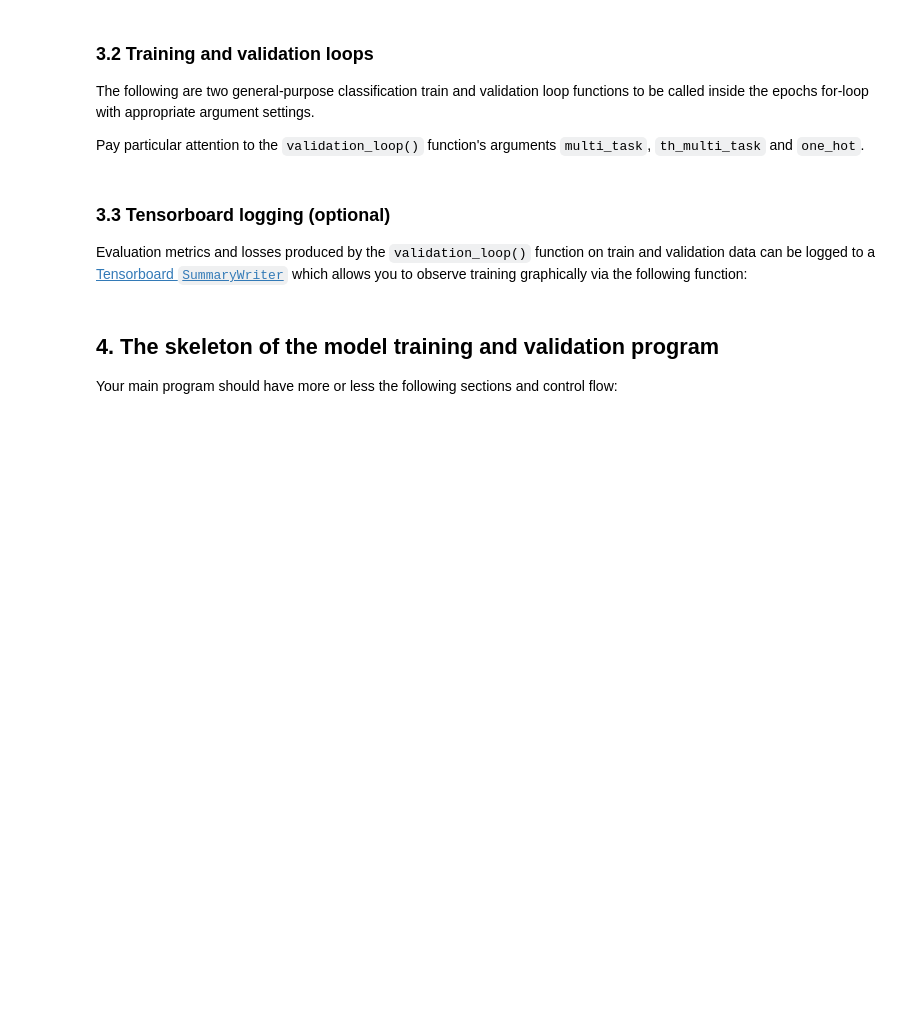
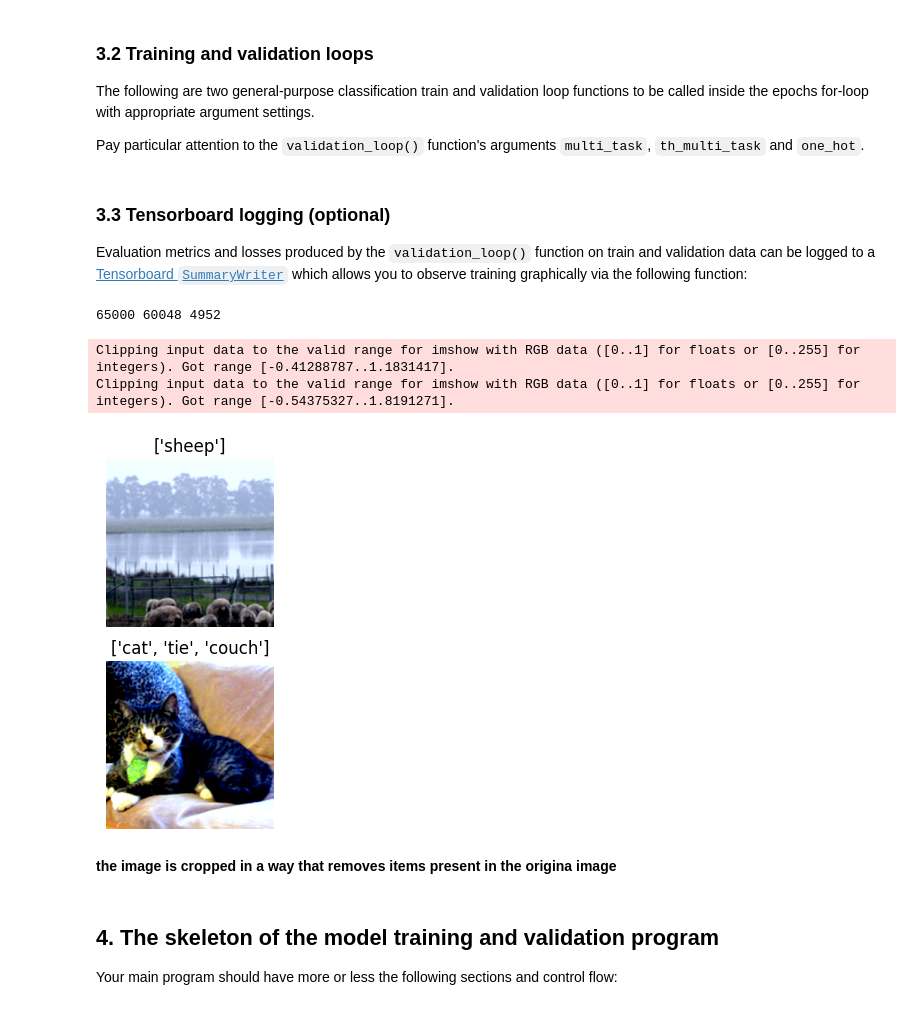
Before and after one commit to Pierre-AngeloPeyrie/MS-COCO-classification-challenge, a Jupyter notebook: The MS COCO classification challenge.ipynb, the cells around one changed output. Drawn from its saved outputs; the diff is of its cells as text; code cells hidden in the pictures; blank space fills up the shorter version.

Commit message:
test images and json

```diff
--- a/The MS COCO classification challenge.ipynb
+++ b/The MS COCO classification challenge.ipynb
@@ -291,6 +291,59 @@ def update_graphs(summary_writer, epoch, train_results, test_results,
                                        (epoch + 1) if not mbatch_group > 0
                                              else (epoch + 1) * mbatch_count)
     summary_writer.flush()
+# %%
+import numpy as np
+import matplotlib.pyplot as plt
+import torchvision.transforms as transforms
+from torchvision.models import resnet18, ResNet18_Weights
+
+from os import listdir, path
+minibatch_size = 2
+
+img_dir_train = path.join("ms-coco","images","train-resized")
+label_dir_train = path.join("ms-coco","labels","train")
+img_dir_test = path.join("ms-coco","images","test-resized")
+label_dir_test = path.join("ms-coco","labels","test")
+
+n_images_train = len(listdir(img_dir_train))
+n_images_test = len(listdir(img_dir_test))
+
+transform = transforms.Compose([transforms.ToTensor(),
+                                ResNet18_Weights.DEFAULT.transforms()])
+
+train_set, val_set = torch.utils.data.random_split(
+    COCOTrainImageDataset(img_dir = img_dir_train,
+                          annotations_dir=label_dir_train,transform = transform),
+                          lengths=[n_images_train - n_images_test, n_images_test])
+train_loader = torch.utils.data.DataLoader(train_set, batch_size=minibatch_size,
+                                           shuffle=True, num_workers=0)
+
+val_loader = torch.utils.data.DataLoader(val_set, batch_size=minibatch_size,
+                                         shuffle=False, num_workers=0)
+
+print(n_images_train,len(train_set),len(val_set))
+
+def imshow(ax, img, title):
+    img = img / 2 + 0.5 # unnormalize
+    npimg = img.numpy()
+    ax.imshow(np.transpose(npimg, (1, 2, 0))) # NumPy expects (W, H, C)
+    ax.set_title(title)
+    ax.axis("off")
+
+it = iter(train_loader) # create an iterator
+images, labels = next(it) # get the next mini-batch
+
+fig, ax = plt.subplots( minibatch_size,1) # create a 1 x 4 sub-plot
+
+for i, (img, label) in enumerate(zip(images, labels)):
+    imshow(ax[i], img, str([classes[l] for l in label.nonzero().squeeze(1)]))
+# %% [output]
+65000 60048 4952
+Clipping input data to the valid range for imshow with RGB data ([0..1] for floats or [0..255] for integers). Got range [-0.41288787..1.1831417].
+Clipping input data to the valid range for imshow with RGB data ([0..1] for floats or [0..255] for integers). Got range [-0.54375327..1.8191271].
+[figure, added]
+# %% [markdown]
+**the image is cropped in a way that removes items present in the origina image**
 # %% [markdown]
 ## 4. The skeleton of the model training and validation program
 
```
Also changed, not shown: parts of 3 cells of this notebook, 1 other file.
